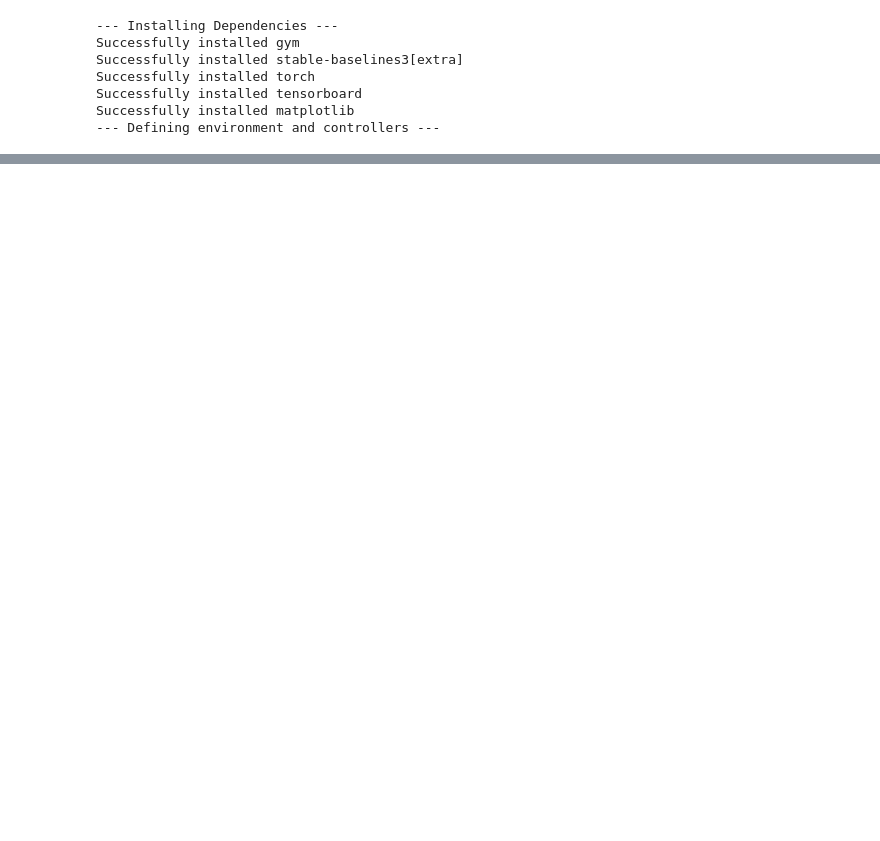
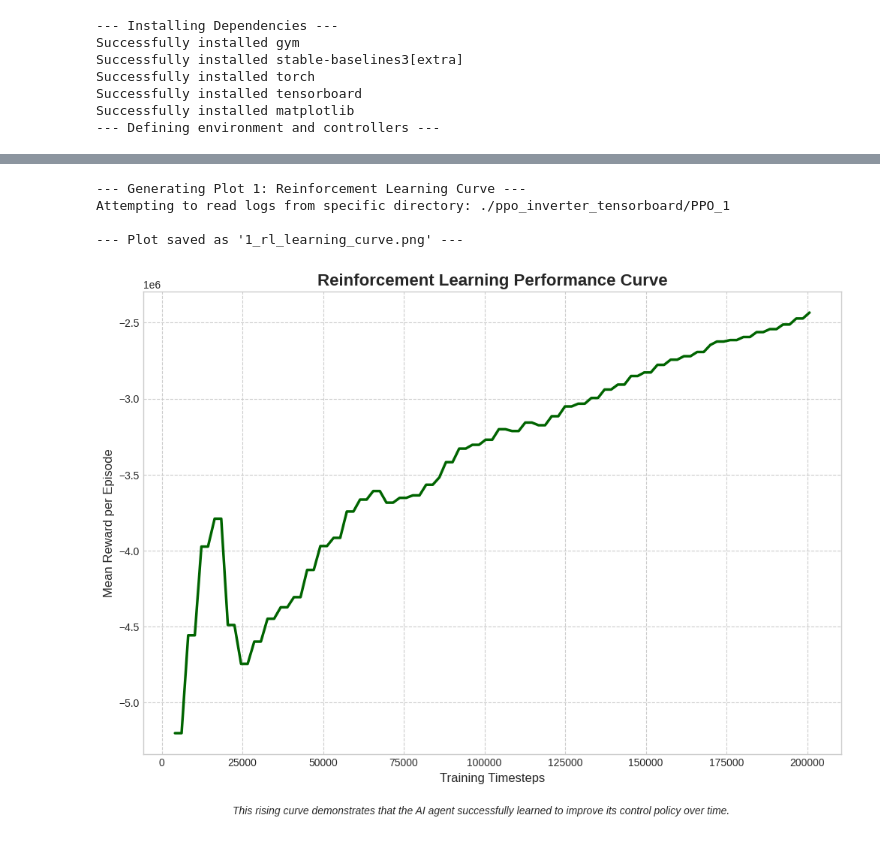
Before and after one commit to Arnobzzz/Inverter-RL-agent, a Jupyter notebook: inverter2.ipynb, the cells around one changed output, grey strips where cells are left out. Drawn from its saved outputs; the diff is of its cells as text; code cells hidden in the pictures; blank space fills up the shorter version.

```diff
--- a/inverter2.ipynb
+++ b/inverter2.ipynb
@@ -1967,0 +2287,72 @@ Total Training Time: 540.26 seconds
+# %%
+# ==============================================================================
+# PLOT 1: RL AGENT TRAINING CURVE (Corrected to use a specific log folder)
+# ==============================================================================
+print("--- Generating Plot 1: Reinforcement Learning Curve ---")
+
+# --- Step 1: Install and Import necessary libraries ---
+!pip install tensorboard -q
+import matplotlib.pyplot as plt
+import os
+from tensorboard.backend.event_processing import event_accumulator
+
+# --- Step 2: Function to extract data from TensorBoard logs ---
+def get_learning_curve_data(log_path):
+    """Extracts the reward history from a TensorBoard log file."""
+    try:
+        ea = event_accumulator.EventAccumulator(
+            log_path,
+            size_guidance={event_accumulator.SCALARS: 0}
+        )
+        ea.Reload()
+
+        if 'rollout/ep_rew_mean' in ea.Tags()['scalars']:
+            reward_data = ea.Scalars('rollout/ep_rew_mean')
+            steps = [e.step for e in reward_data]
+            rewards = [e.value for e in reward_data]
+            return steps, rewards
+        else:
+            print(f"ERROR: Could not find 'rollout/ep_rew_mean' in the log file at '{log_path}'.")
+            return None, None
+    except Exception as e:
+        print(f"ERROR: Failed to read TensorBoard log file at '{log_path}'.")
+        print(f"Details: {e}")
+        return None, None
+
+# --- Step 3: Explicitly define the log directory to use ---
+# We are now hard-coding the path to the successful training run.
+specific_log_dir = './ppo_inverter_tensorboard/PPO_1'
+
+print(f"Attempting to read logs from specific directory: {specific_log_dir}")
+if os.path.exists(specific_log_dir):
+    steps, rewards = get_learning_curve_data(specific_log_dir)
+else:
+    print(f"ERROR: The specified log directory '{specific_log_dir}' does not exist.")
+    steps, rewards = None, None
+
+# --- Step 4: Generate and Save the Plot ---
+if steps and rewards:
+    plt.style.use('seaborn-v0_8-whitegrid')
+    plt.figure(figsize=(12, 8), dpi=100)
+
+    plt.plot(steps, rewards, color='darkgreen', linewidth=2.5)
+
+    plt.title('Reinforcement Learning Performance Curve', fontsize=16, fontweight='bold')
+    plt.xlabel('Training Timesteps', fontsize=12)
+    plt.ylabel('Mean Reward per Episode', fontsize=12)
+    plt.grid(True, which='both', linestyle='--')
+
+    plt.figtext(0.5, 0.01,
+                "This rising curve demonstrates that the AI agent successfully learned to improve its control policy over time.",
+                ha="center", fontsize=10, style='italic', wrap=True)
+
+    filename = "1_rl_learning_curve.png"
+    plt.savefig(filename)
+    print(f"\n--- Plot saved as '{filename}' ---")
+    plt.show()
+# %% [output]
+--- Generating Plot 1: Reinforcement Learning Curve ---
+Attempting to read logs from specific directory: ./ppo_inverter_tensorboard/PPO_1
+
+--- Plot saved as '1_rl_learning_curve.png' ---
+[figure, added]
```
Also changed, not shown: parts of 19 cells of this notebook.
